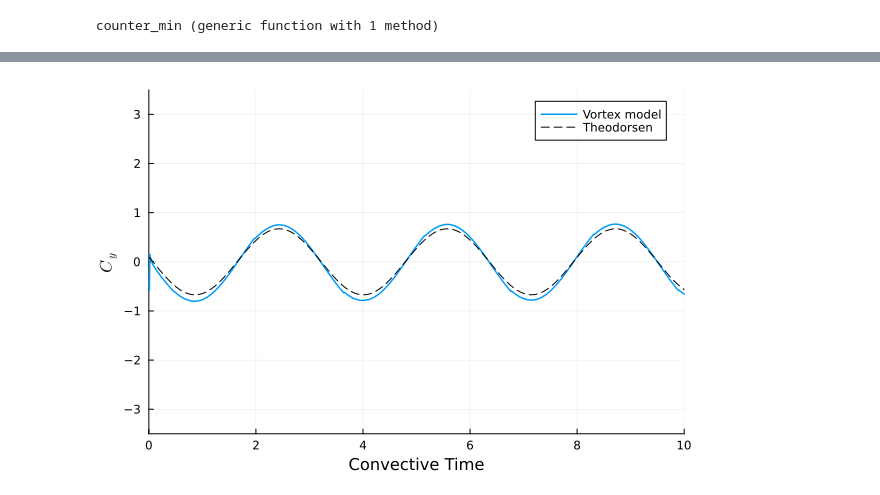
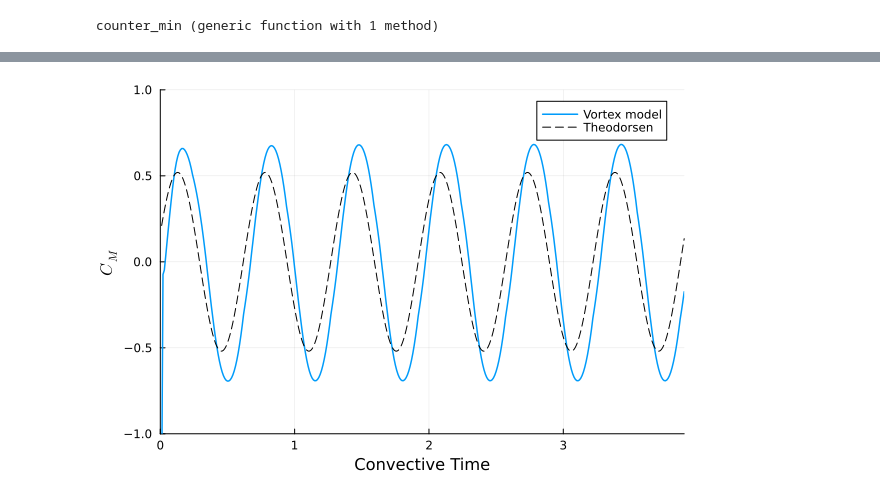
Before and after one commit to darwindarak/PotentialFlow.jl, a Jupyter notebook: binder/notebooks/Hybrid Model.ipynb, the cells around one changed output, grey strips where cells are left out. Drawn from its saved outputs; the diff is of its cells as text; code cells hidden in the pictures.

```diff
--- a/binder/notebooks/Hybrid Model.ipynb
+++ b/binder/notebooks/Hybrid Model.ipynb
@@ -244,8 +347,9 @@ plt
 # %%
-plt = plot(ylabel = "\$C_y\$", xlim = (0,Inf), ylim = (-3.5,3.5),
+plt = plot(ylabel = "\$C_M\$", xlim = (0,Inf), ylim = (-1,1),
     xlabel = "Convective Time")
-plot!(Δt:Δt:tf, 2imag.(forces), linewidth = 1.5, linestyle = :solid, label = "Vortex model")
-plot!(Δt:Δt:tf, 2fytheo, linewidth = 1, linestyle = :dash, color = :black, label = "Theodorsen")
-plt
+plot!(plt,Δt:Δt:tf, 2moments, linewidth = 1.5, linestyle = :solid, label = "Vortex model")
+if (probtype == :pitchheave)
+    plot!(plt,Δt:Δt:tf, 2momtheo, linewidth = 1, linestyle = :dash, color = :black, label = "Theodorsen")
+end
 # %% [output]
-[figure, old version]
+[figure, new version]
```
Also changed, not shown: parts of 27 cells of this notebook.
